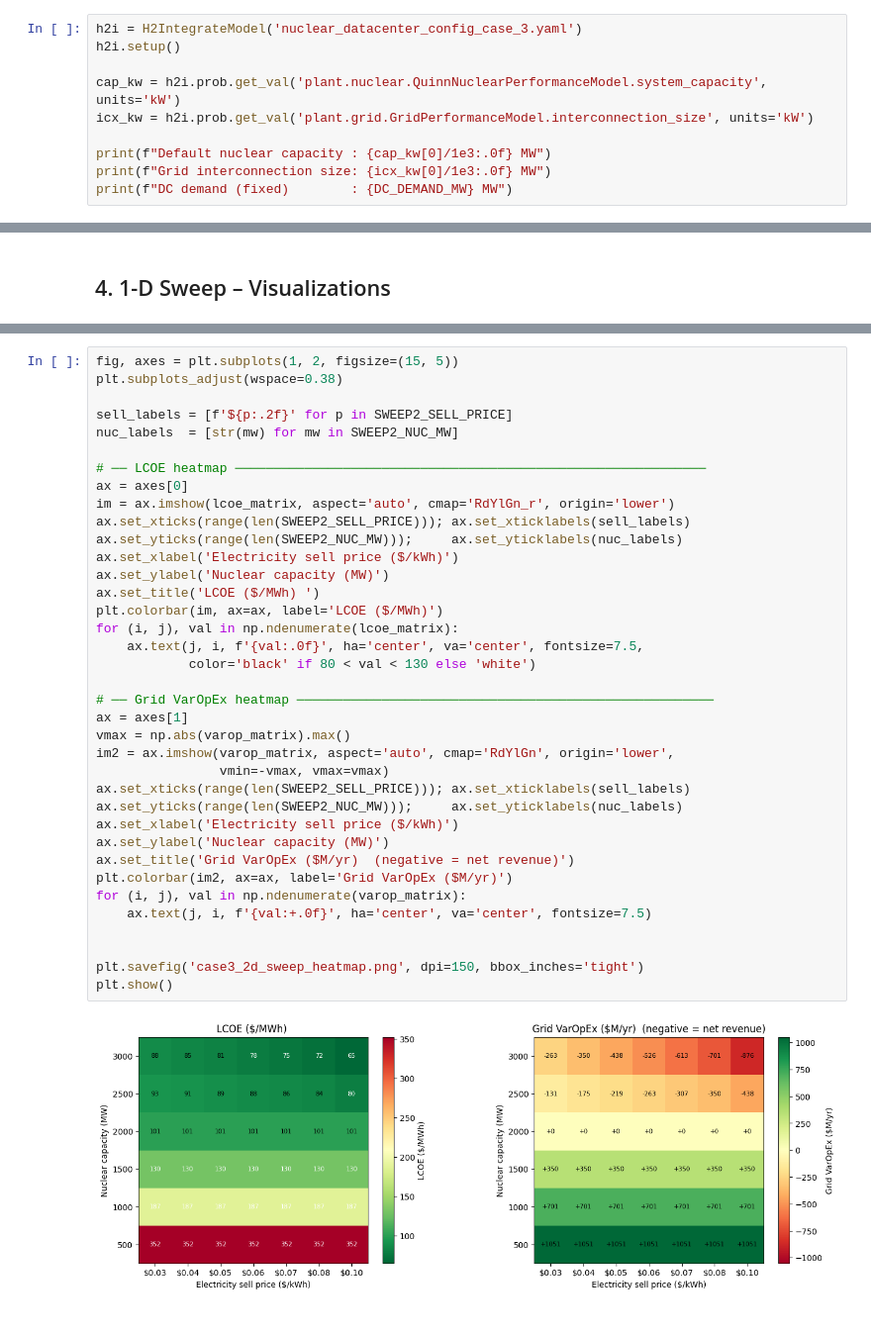
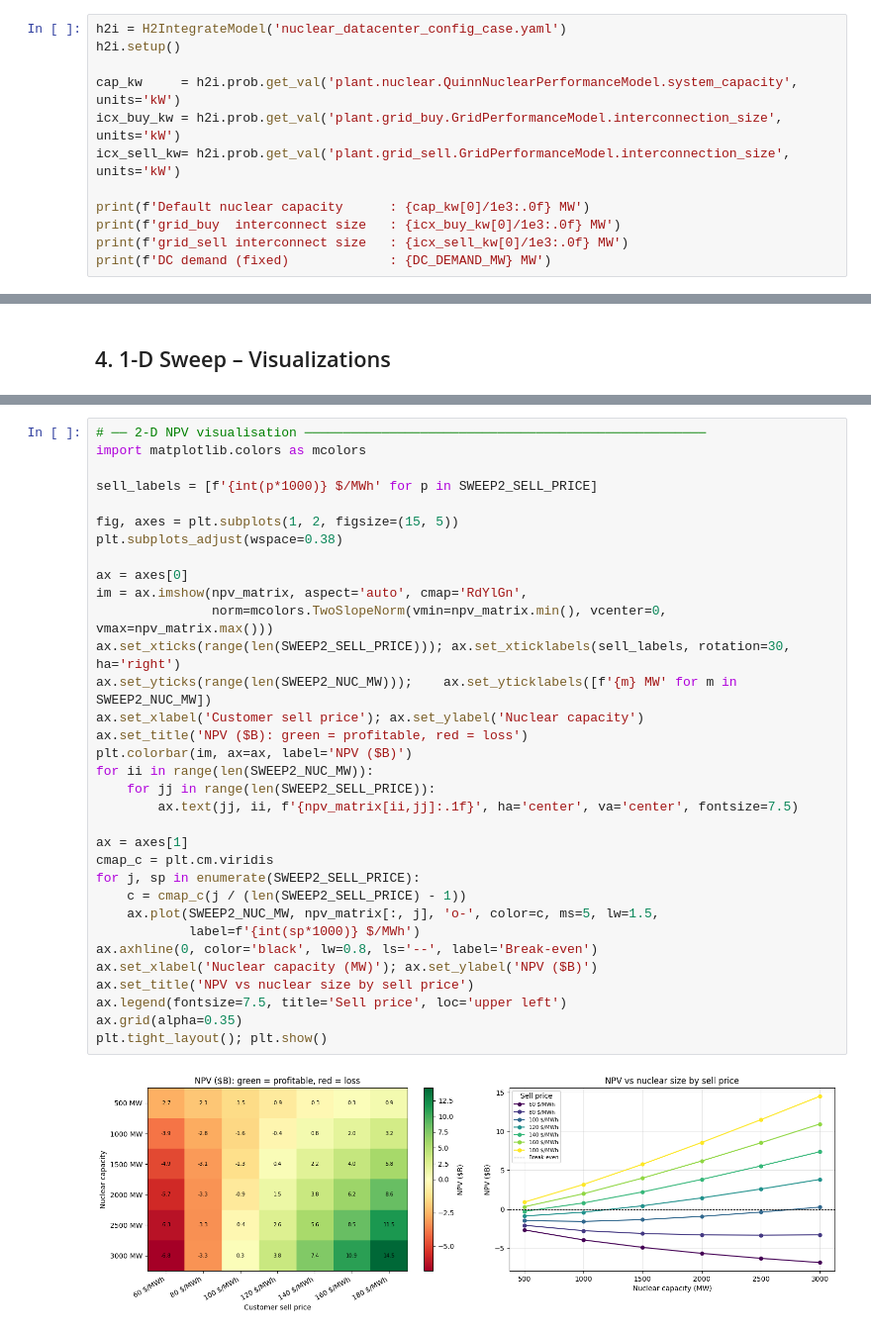
Before and after one commit to vijay092/H2Integrate, a Jupyter notebook: examples/32_nuclear_DC_case_3/run_nuclear_DC_case.ipynb, the cells around one changed output, grey strips where cells are left out. Shown at 99% size. Drawn from its saved outputs; the diff is of its cells as text.

```diff
--- a/examples/32_nuclear_DC_case_3/run_nuclear_DC_case.ipynb
+++ b/examples/32_nuclear_DC_case_3/run_nuclear_DC_case.ipynb
@@ -22,13 +22,15 @@ DC_DEMAND_MW = 2000  # fixed data-center demand [MW]
 # %% [markdown]
 ## 2. Load & inspect base model
 # %%
-h2i = H2IntegrateModel('nuclear_datacenter_config_case_3.yaml')
+h2i = H2IntegrateModel('nuclear_datacenter_config_case.yaml')
 h2i.setup()
 
-cap_kw = h2i.prob.get_val('plant.nuclear.QuinnNuclearPerformanceModel.system_capacity', units='kW')
-icx_kw = h2i.prob.get_val('plant.grid.GridPerformanceModel.interconnection_size', units='kW')
+cap_kw     = h2i.prob.get_val('plant.nuclear.QuinnNuclearPerformanceModel.system_capacity', units='kW')
+icx_buy_kw = h2i.prob.get_val('plant.grid_buy.GridPerformanceModel.interconnection_size',   units='kW')
+icx_sell_kw= h2i.prob.get_val('plant.grid_sell.GridPerformanceModel.interconnection_size',  units='kW')
 
-print(f"Default nuclear capacity : {cap_kw[0]/1e3:.0f} MW")
-print(f"Grid interconnection size: {icx_kw[0]/1e3:.0f} MW")
-print(f"DC demand (fixed)        : {DC_DEMAND_MW} MW")
+print(f'Default nuclear capacity      : {cap_kw[0]/1e3:.0f} MW')
+print(f'grid_buy  interconnect size   : {icx_buy_kw[0]/1e3:.0f} MW')
+print(f'grid_sell interconnect size   : {icx_sell_kw[0]/1e3:.0f} MW')
+print(f'DC demand (fixed)             : {DC_DEMAND_MW} MW')
 # %% [output]
@@ -271,40 +325,36 @@ print('2-D sweep complete.')
 # %%
+# ── 2-D NPV visualisation ────────────────────────────────────────────────────
+import matplotlib.colors as mcolors
+
+sell_labels = [f'{int(p*1000)} $/MWh' for p in SWEEP2_SELL_PRICE]
+
 fig, axes = plt.subplots(1, 2, figsize=(15, 5))
 plt.subplots_adjust(wspace=0.38)
 
-sell_labels = [f'${p:.2f}' for p in SWEEP2_SELL_PRICE]
-nuc_labels  = [str(mw) for mw in SWEEP2_NUC_MW]
+ax = axes[0]
+im = ax.imshow(npv_matrix, aspect='auto', cmap='RdYlGn',
+               norm=mcolors.TwoSlopeNorm(vmin=npv_matrix.min(), vcenter=0, vmax=npv_matrix.max()))
+ax.set_xticks(range(len(SWEEP2_SELL_PRICE))); ax.set_xticklabels(sell_labels, rotation=30, ha='right')
+ax.set_yticks(range(len(SWEEP2_NUC_MW)));    ax.set_yticklabels([f'{m} MW' for m in SWEEP2_NUC_MW])
+ax.set_xlabel('Customer sell price'); ax.set_ylabel('Nuclear capacity')
+ax.set_title('NPV ($B): green = profitable, red = loss')
+plt.colorbar(im, ax=ax, label='NPV ($B)')
+for ii in range(len(SWEEP2_NUC_MW)):
+    for jj in range(len(SWEEP2_SELL_PRICE)):
+        ax.text(jj, ii, f'{npv_matrix[ii,jj]:.1f}', ha='center', va='center', fontsize=7.5)
 
-# ── LCOE heatmap ─────────────────────────────────────────────────────────────
-ax = axes[0]
-im = ax.imshow(lcoe_matrix, aspect='auto', cmap='RdYlGn_r', origin='lower')
-ax.set_xticks(range(len(SWEEP2_SELL_PRICE))); ax.set_xticklabels(sell_labels)
-ax.set_yticks(range(len(SWEEP2_NUC_MW)));     ax.set_yticklabels(nuc_labels)
-ax.set_xlabel('Electricity sell price ($/kWh)')
-ax.set_ylabel('Nuclear capacity (MW)')
-ax.set_title('LCOE ($/MWh) ')
-plt.colorbar(im, ax=ax, label='LCOE ($/MWh)')
-for (i, j), val in np.ndenumerate(lcoe_matrix):
-    ax.text(j, i, f'{val:.0f}', ha='center', va='center', fontsize=7.5,
-            color='black' if 80 < val < 130 else 'white')
-
-# ── Grid VarOpEx heatmap ──────────────────────────────────────────────────────
 ax = axes[1]
-vmax = np.abs(varop_matrix).max()
-im2 = ax.imshow(varop_matrix, aspect='auto', cmap='RdYlGn', origin='lower',
-                vmin=-vmax, vmax=vmax)
-ax.set_xticks(range(len(SWEEP2_SELL_PRICE))); ax.set_xticklabels(sell_labels)
-ax.set_yticks(range(len(SWEEP2_NUC_MW)));     ax.set_yticklabels(nuc_labels)
-ax.set_xlabel('Electricity sell price ($/kWh)')
-ax.set_ylabel('Nuclear capacity (MW)')
-ax.set_title('Grid VarOpEx ($M/yr)  (negative = net revenue)')
-plt.colorbar(im2, ax=ax, label='Grid VarOpEx ($M/yr)')
-for (i, j), val in np.ndenumerate(varop_matrix):
-    ax.text(j, i, f'{val:+.0f}', ha='center', va='center', fontsize=7.5)
-
-
-plt.savefig('case3_2d_sweep_heatmap.png', dpi=150, bbox_inches='tight')
-plt.show()
+cmap_c = plt.cm.viridis
+for j, sp in enumerate(SWEEP2_SELL_PRICE):
+    c = cmap_c(j / (len(SWEEP2_SELL_PRICE) - 1))
+    ax.plot(SWEEP2_NUC_MW, npv_matrix[:, j], 'o-', color=c, ms=5, lw=1.5,
+            label=f'{int(sp*1000)} $/MWh')
+ax.axhline(0, color='black', lw=0.8, ls='--', label='Break-even')
+ax.set_xlabel('Nuclear capacity (MW)'); ax.set_ylabel('NPV ($B)')
+ax.set_title('NPV vs nuclear size by sell price')
+ax.legend(fontsize=7.5, title='Sell price', loc='upper left')
+ax.grid(alpha=0.35)
+plt.tight_layout(); plt.show()
 # %% [output]
-[figure, old version]
+[figure, new version]
 # %% [markdown]
```
Also changed, not shown: parts of 11 cells of this notebook, 12 other files.
